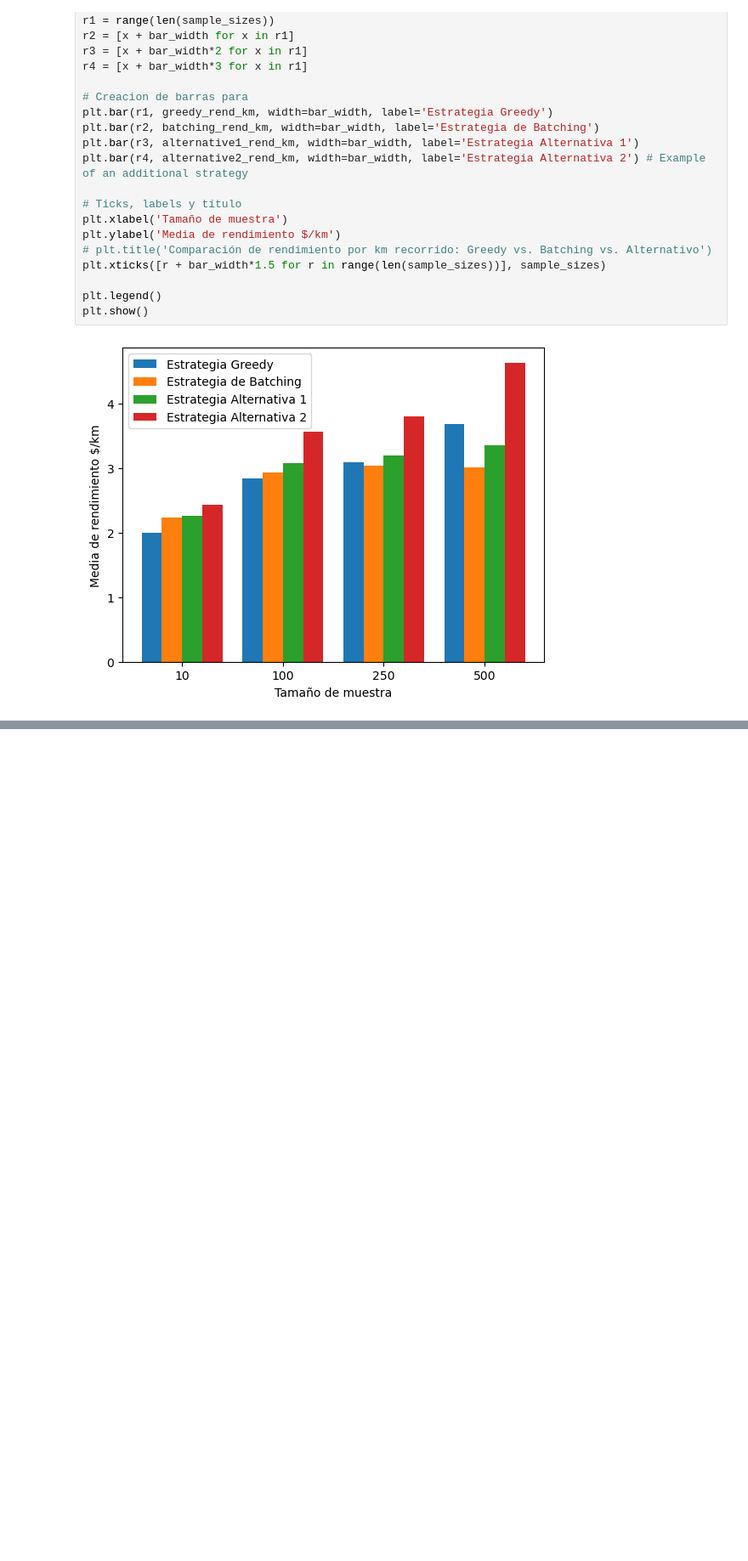
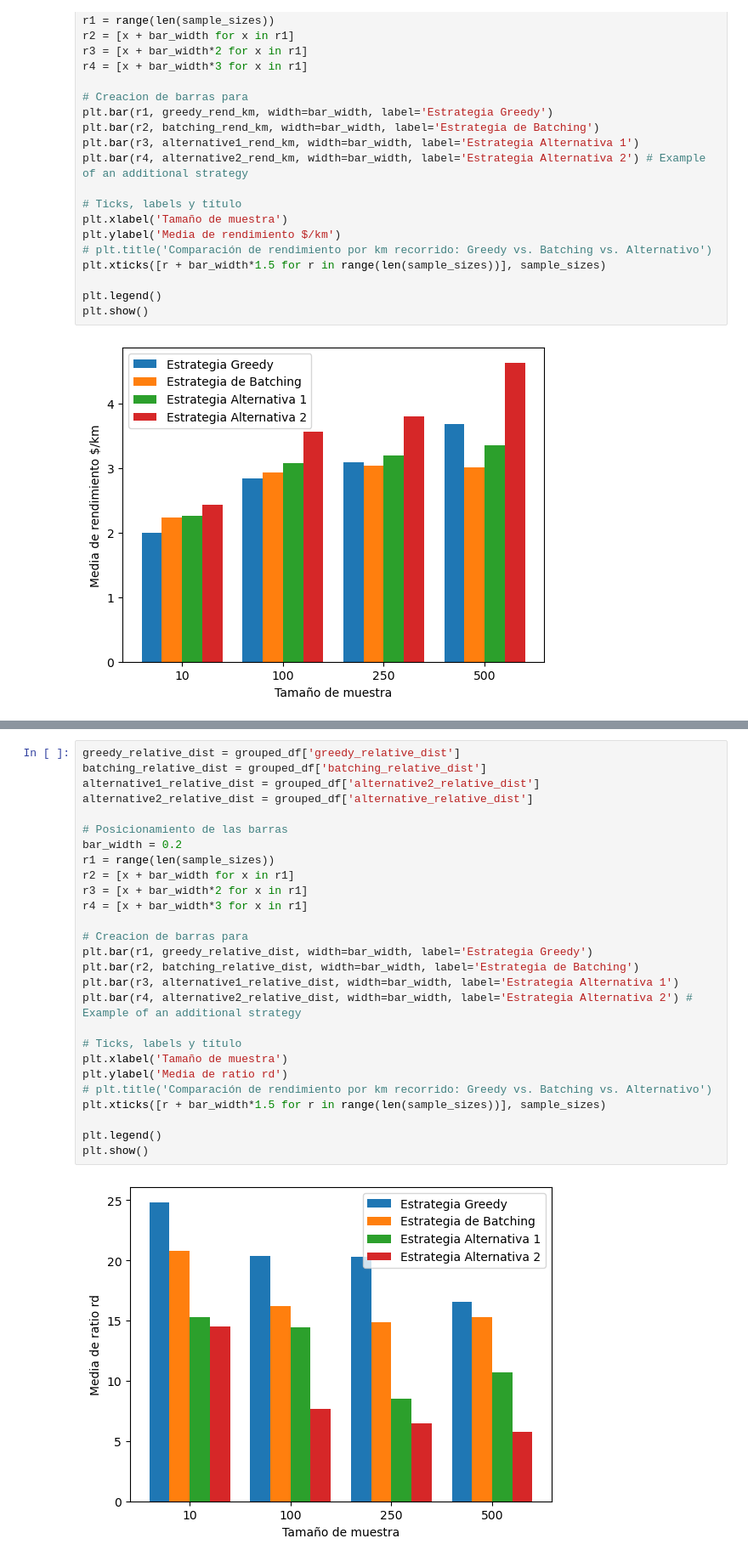
Before and after one commit to fedeegiorgi/tp1-taxi-batching, a Jupyter notebook: analysis/analysis_3.ipynb, the cells around one changed output, grey strips where cells are left out. Shown at 85% size. Drawn from its saved outputs; the diff is of its cells as text; blank space fills up the shorter version.

```diff
--- a/analysis/analysis_3.ipynb
+++ b/analysis/analysis_3.ipynb
@@ -87,0 +123,29 @@ plt.show()
+# %%
+greedy_relative_dist = grouped_df['greedy_relative_dist']
+batching_relative_dist = grouped_df['batching_relative_dist']
+alternative1_relative_dist = grouped_df['alternative2_relative_dist']
+alternative2_relative_dist = grouped_df['alternative_relative_dist']
+
+# Posicionamiento de las barras
+bar_width = 0.2
+r1 = range(len(sample_sizes))
+r2 = [x + bar_width for x in r1]
+r3 = [x + bar_width*2 for x in r1]
+r4 = [x + bar_width*3 for x in r1]
+
+# Creacion de barras para
+plt.bar(r1, greedy_relative_dist, width=bar_width, label='Estrategia Greedy')
+plt.bar(r2, batching_relative_dist, width=bar_width, label='Estrategia de Batching')
+plt.bar(r3, alternative1_relative_dist, width=bar_width, label='Estrategia Alternativa 1')
+plt.bar(r4, alternative2_relative_dist, width=bar_width, label='Estrategia Alternativa 2') # Example of an additional strategy
+
+# Ticks, labels y título
+plt.xlabel('Tamaño de muestra')
+plt.ylabel('Media de ratio rd')
+# plt.title('Comparación de rendimiento por km recorrido: Greedy vs. Batching vs. Alternativo')
+plt.xticks([r + bar_width*1.5 for r in range(len(sample_sizes))], sample_sizes)
+
+plt.legend()
+plt.show()
+# %% [output]
+[figure, added]
```
Also changed, not shown: parts of 3 cells of this notebook, 10 other files.
